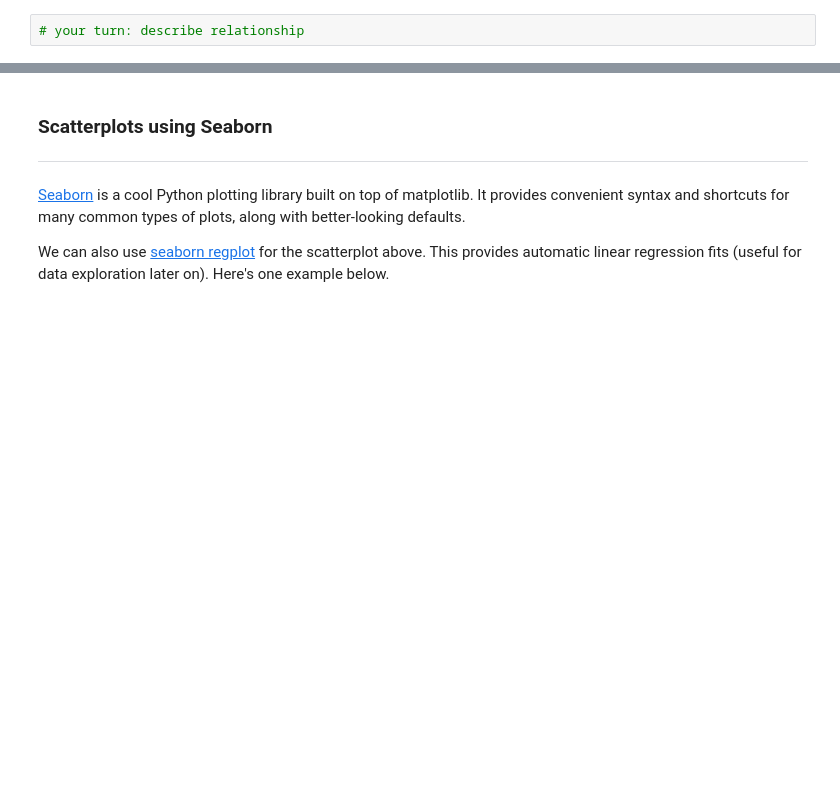
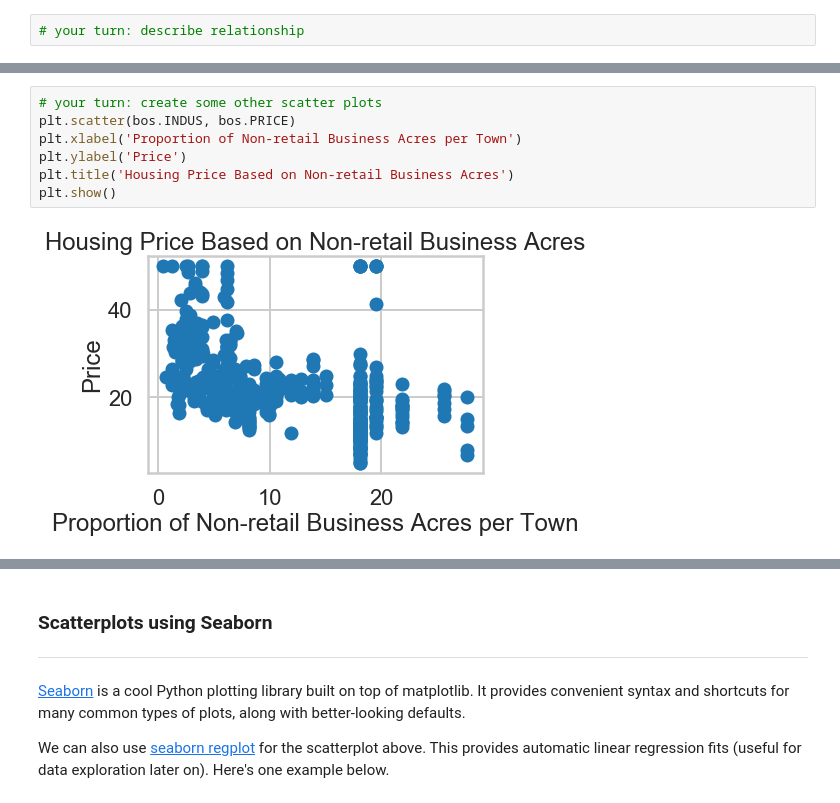
Before and after one commit to annafin/Springboard-Data-Science, a Jupyter notebook: unit_10_machine_learning/linear_regression/mini_project_linear_regression.ipynb, the cells around one changed output, grey strips where cells are left out. Cells and saved outputs as stored; diff of their text form; blank space fills up the shorter version.

```diff
--- a/unit_10_machine_learning/linear_regression/mini_project_linear_regression.ipynb
+++ b/unit_10_machine_learning/linear_regression/mini_project_linear_regression.ipynb
@@ -287,0 +301,9 @@ Text(0.5, 1.0, 'Relationship between CRIM and Price')
+# %%
+# your turn: create some other scatter plots
+plt.scatter(bos.INDUS, bos.PRICE)
+plt.xlabel('Proportion of Non-retail Business Acres per Town')
+plt.ylabel('Price')
+plt.title('Housing Price Based on Non-retail Business Acres')
+plt.show()
+# %% [output]
+[figure, added]
```
Also changed, not shown: parts of 23 cells of this notebook, 1 other file.
